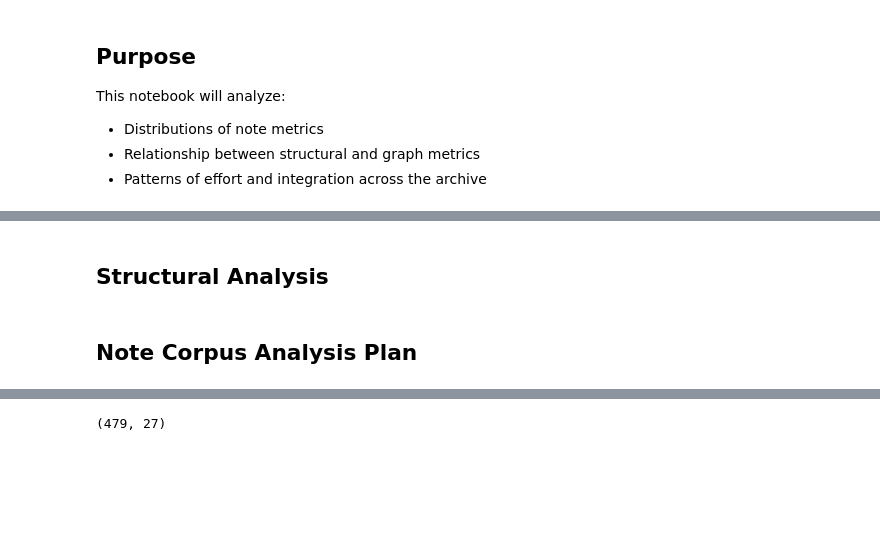
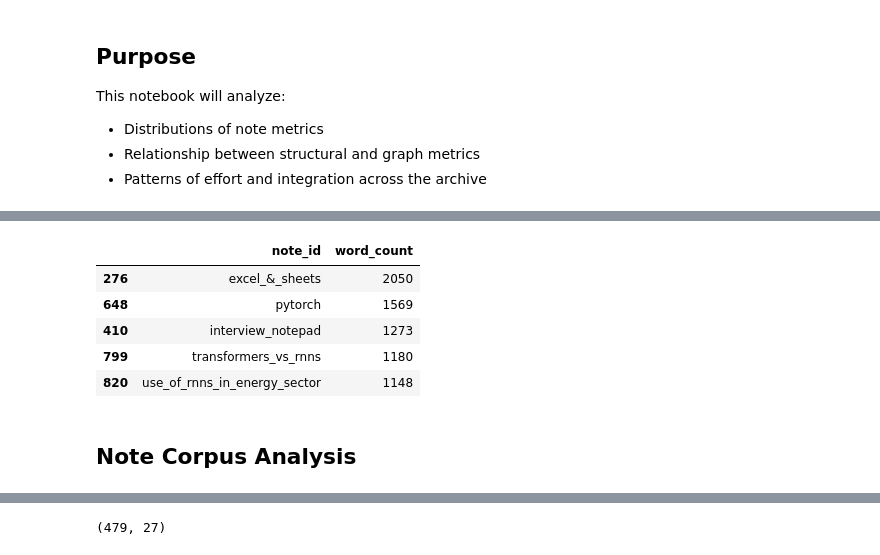
Before and after one commit to rhyslwells/Data-Archive-Graph, a Jupyter notebook: eda/1-coarse-analysis/working.ipynb, the cells around one changed output, grey strips where cells are left out. Cells and saved outputs as stored; diff of their text form; code cells hidden in the pictures; blank space fills up the shorter version.

```diff
--- a/eda/1-coarse-analysis/working.ipynb
+++ b/eda/1-coarse-analysis/working.ipynb
@@ -14,4 +17,4 @@ import matplotlib.pyplot as plt
 # %%
 # load total df and start analysis, begining with structural match.
-df=pd.read_csv("note_full_metrics.csv")
+df=pd.read_csv("../0-coarse-preprocess/note_full_metrics.csv")
 # %%
@@ -19,24 +40,22 @@ df=pd.read_csv("note_full_metrics.csv")
-# %% [markdown]
-## Structural Analysis
 # %%
 # Exclude 'title' and 'note_id' from analysis
 exclude_cols = ['title', 'note_id']
 
 # Separate numeric and categorical columns automatically, excluding specified columns
 numeric_cols = [col for col in df.select_dtypes(include='number').columns if col not in exclude_cols]
 categorical_cols = [col for col in df.select_dtypes(include=['object', 'bool', 'category']).columns if col not in exclude_cols]
 
 # Get top 5 rows per numeric metric
 top_5_per_numeric = {col: df[['note_id', col]].nlargest(5, col) for col in numeric_cols}
 
 # Get value counts for categorical columns
 categorical_counts = {col: df[col].value_counts(dropna=False).reset_index(name='count') for col in categorical_cols}
 
-# # Display results
-# for metric, top_notes in top_5_per_numeric.items():
-#     print(f"\nTop 5 notes for: {metric}")
-#     print(top_notes.to_string(index=False))
-
-# for col, counts in categorical_counts.items():
-#     print(f"\nCounts for categorical column: {col}")
-#     print(counts.to_string(index=False))
+top_5_per_numeric['word_count']
+# %% [output]
+|  | note_id | word_count |
+| 276 | excel_&_sheets | 2050 |
+| 648 | pytorch | 1569 |
+| 410 | interview_notepad | 1273 |
+| 799 | transformers_vs_rnns | 1180 |
+| 820 | use_of_rnns_in_energy_sector | 1148 |
@@ -43,5 +74,5 @@ categorical_counts = {col: df[col].value_counts(dropna=False).reset_index(name='
 # %% [markdown]
-## Note Corpus Analysis Plan
+## Note Corpus Analysis
 # %% [markdown]
 ### 1. Content Density and Structural Complexity
 
```
Also changed, not shown: parts of 16 cells of this notebook, 1 other file.
